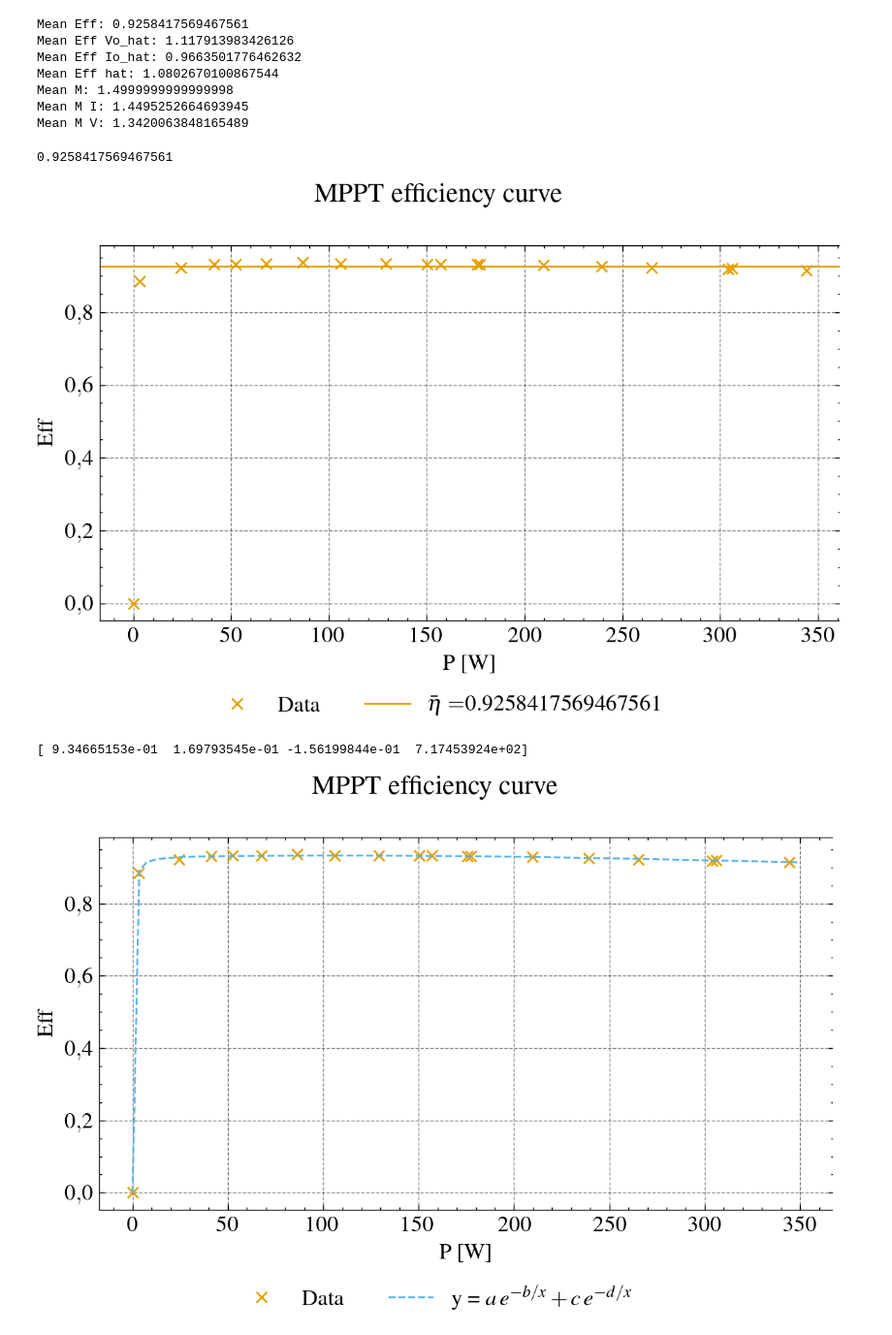
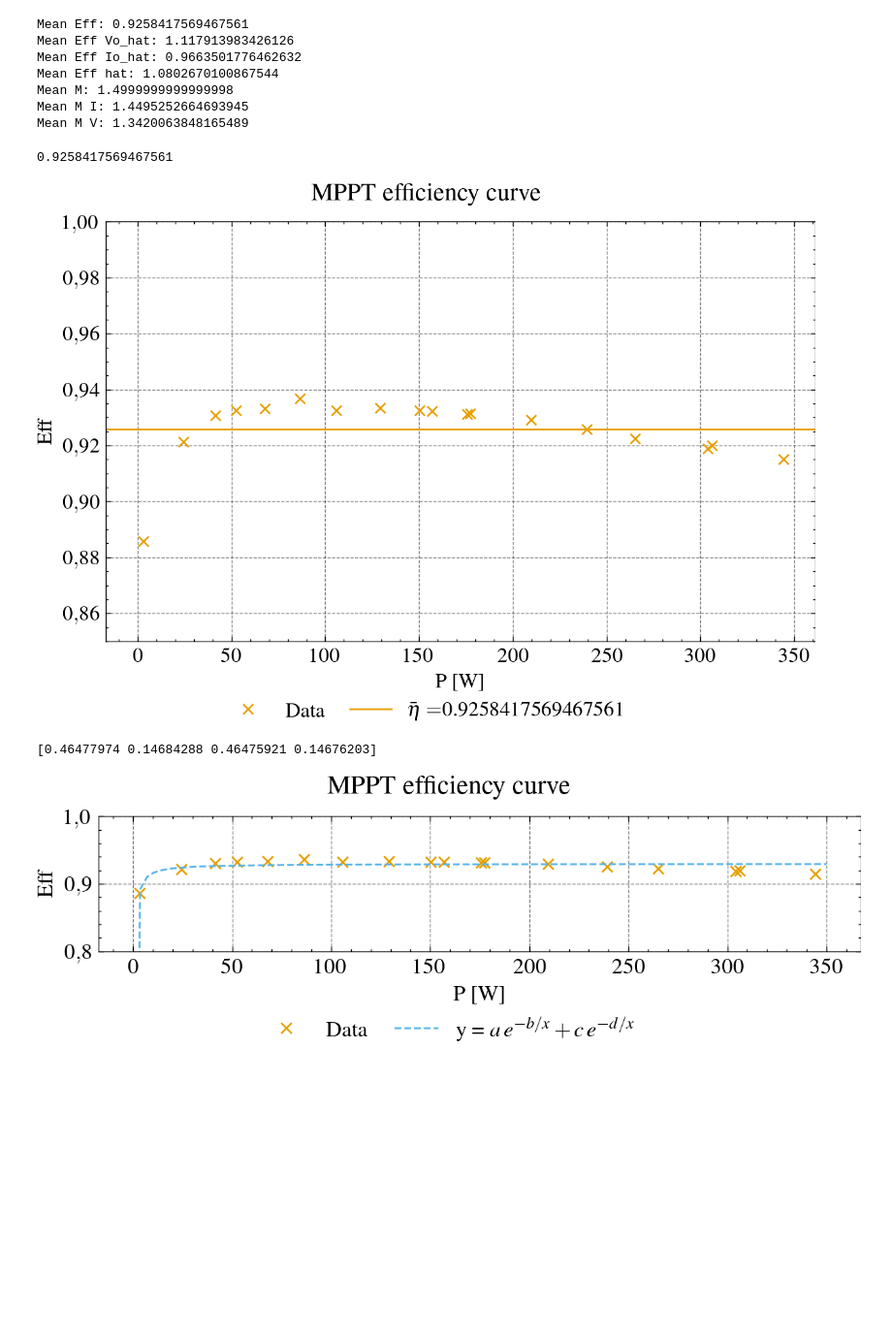
Before and after one commit to joaoantoniocardoso/solarboat_simulator, a Jupyter notebook: models/2020/mppt/mcc18.ipynb, the cells around one changed output. Shown at 97% size. Cells and saved outputs as stored; diff of their text form; code cells hidden in the pictures; blank space fills up the shorter version.

Commit message:
Update plots

```diff
--- a/models/2020/mppt/mcc18.ipynb
+++ b/models/2020/mppt/mcc18.ipynb
@@ -63,44 +63,46 @@ plt.plot(df['Pi'], df['Eff'], 'x', label='Data')
 plt.axhline(eff_mean, label=r'$\bar{\eta} = $' + str(eff_mean))
 plt.xlabel('P [W]')
 plt.ylabel('Eff')
+plt.ylim([0.85, 1])
 
 fig_save_and_show(filename, title_ptg, title_en, ncol=2)
 # %% [output]
 0.9258417569467561
-[figure, old version]
+[figure, new version]
 # %%
 from scipy.optimize import curve_fit
 
 
 # Define the function to use for curve fitting
 def func(x, a, b, c, d):
     # Clipping because zero is a pole for this model
     x = x.clip(min=1e-6)
     return a*np.exp(-b/x) + c*np.exp(-d/x)
 
 
 # Fit the curve to the data
 popt, _ = curve_fit(func, df['Pi'].to_numpy(), df['Eff'].to_numpy())
 print(popt)
 
 pi = np.linspace(0, 350, 100)
 
 # Plot the original data and the fitted curve
 title_en = 'MPPT efficiency curve'
 title_ptg = 'Curva de eficiência do MPPT'
 filename = f'{latex_img_path}/mppt_p_out_vs_eff_fit.pdf'
 
-plt.figure()
+plt.figure(figsize=figsize(subplots=(0.4,1)))
 
 plt.plot(df['Pi'], df['Eff'], 'x', label='Data')
 plt.plot(pi, func(pi, *popt), label=r'y = $a\,e^{-b/x} + c\,e^{-d/x}$')
 plt.xlabel('P [W]')
 plt.ylabel('Eff')
+plt.ylim([0.8, 1])
 
 fig_save_and_show(filename, title_ptg, title_en, ncol=2)
 # %% [output]
-[ 9.34665153e-01  1.69793545e-01 -1.56199844e-01  7.17453924e+02]
+[0.46477974 0.14684288 0.46475921 0.14676203]
-[figure, old version]
+[figure, new version]
 # %%
 import bisect
 
```
Also changed, not shown: parts of 1 cell of this notebook, 1 other file.
